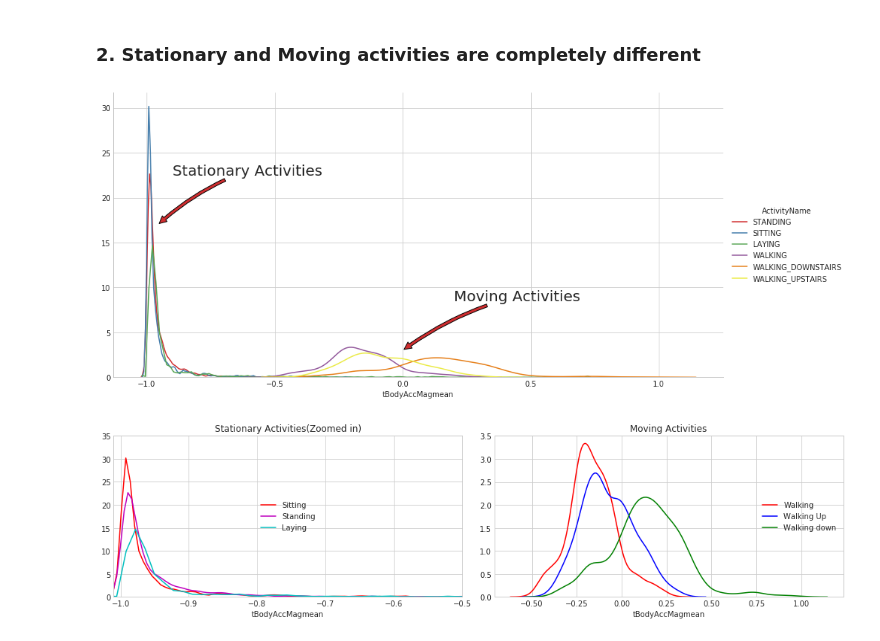
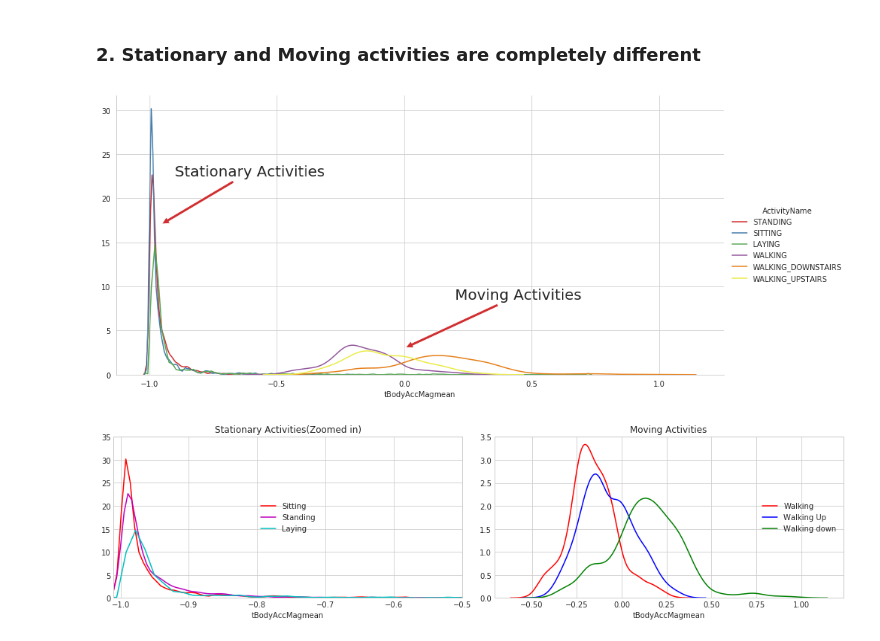
Before and after one commit to sanjogh777/Project2, a Jupyter notebook: HAR/HAR_EDA.ipynb, the cells around one changed output. Saved outputs shown, nothing was run; the diff lists cells and outputs as text; code cells hidden in the pictures.

```diff
--- a/HAR/HAR_EDA.ipynb
+++ b/HAR/HAR_EDA.ipynb
@@ -305,18 +301,18 @@ test.to_csv('UCI_HAR_Dataset/csv_files/test.csv', index=False)
 # %%
 sns.set_palette("Set1", desat=0.80)
 facetgrid = sns.FacetGrid(train, hue='ActivityName', size=6,aspect=2)
 facetgrid.map(sns.distplot,'tBodyAccMagmean', hist=False)\
     .add_legend()
 plt.annotate("Stationary Activities", xy=(-0.956,17), xytext=(-0.9, 23), size=20,\
             va='center', ha='left',\
-            arrowprops=dict(arrowstyle="simple",connectionstyle="arc3,rad=0.1"))
+            arrowprops=dict(arrowstyle="simple"))
 
 plt.annotate("Moving Activities", xy=(0,3), xytext=(0.2, 9), size=20,\
             va='center', ha='left',\
-            arrowprops=dict(arrowstyle="simple",connectionstyle="arc3,rad=0.1"))
+            arrowprops=dict(arrowstyle="simple"))
 plt.show()
 # %% [output]
-[figure, old version]
+[figure, new version]
 # %%
 # for plotting purposes taking datapoints of each activity to a different dataframe
 df1 = train[train['Activity']==1]
```
Also changed, not shown: parts of 5 cells of this notebook.
